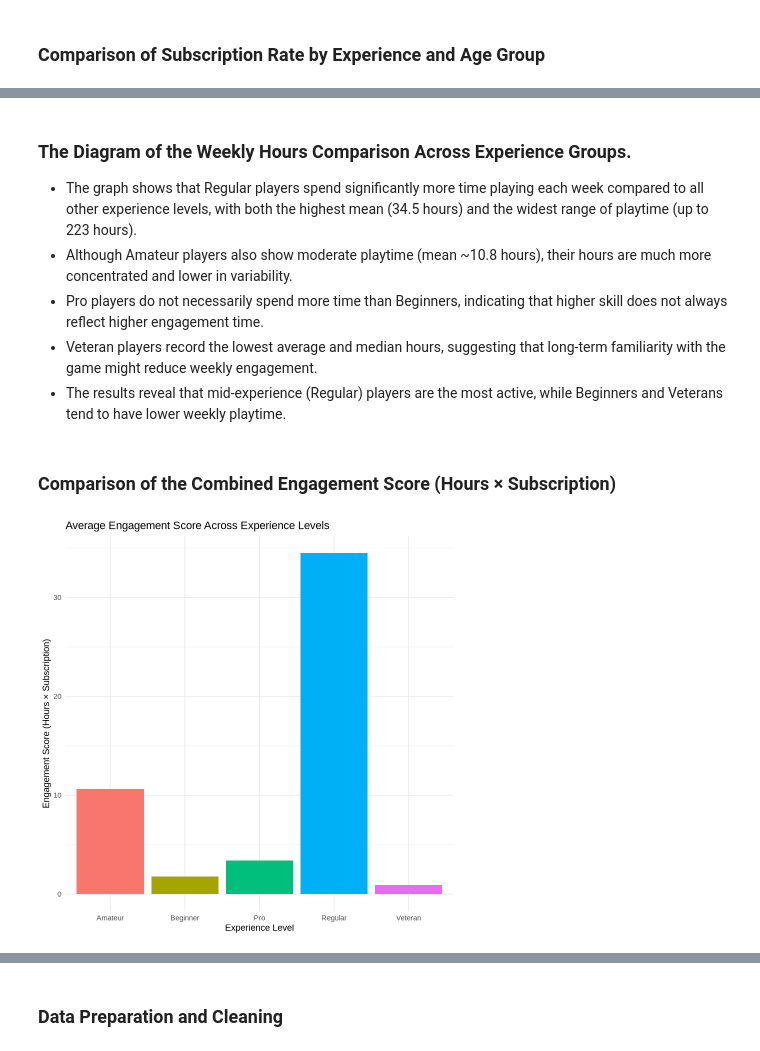
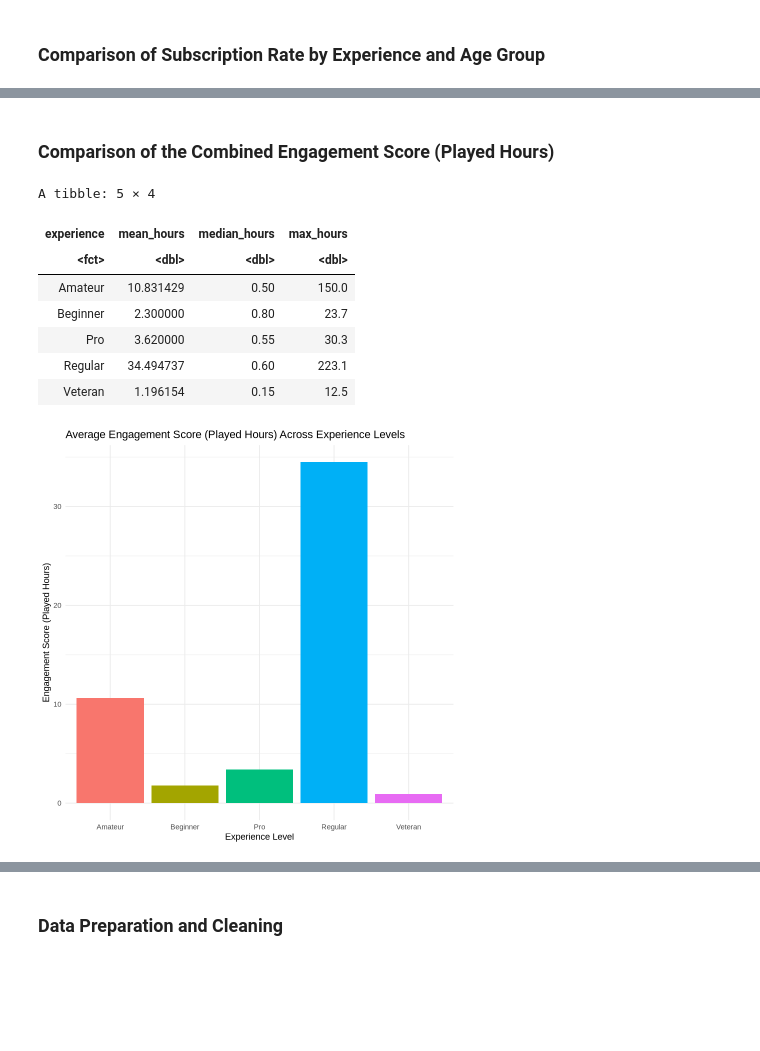
Before and after one commit to Alexjhz07/DSCI-100-Project-003-18, a Jupyter notebook: Project v3 - tiger.ipynb, the cells around one changed output, grey strips where cells are left out. Cells and saved outputs as stored; diff of their text form; code cells hidden in the pictures; blank space fills up the shorter version.

```diff
--- a/Project v3 - tiger.ipynb
+++ b/Project v3 - tiger.ipynb
@@ -230,32 +181,44 @@ A tibble: 5 × 4
-# %% [markdown]
-### The Diagram of the Weekly Hours Comparison Across Experience Groups.
-+ The graph shows that Regular players spend significantly more time playing each week compared to all other experience levels, with both the highest mean (34.5 hours) and the widest range of playtime (up to 223 hours).
-+ Although Amateur players also show moderate playtime (mean ~10.8 hours), their hours are much more concentrated and lower in variability.
-+ Pro players do not necessarily spend more time than Beginners, indicating that higher skill does not always reflect higher engagement time.
-+ Veteran players record the lowest average and median hours, suggesting that long-term familiarity with the game might reduce weekly engagement.
-+ The results reveal that mid-experience (Regular) players are the most active, while Beginners and Veterans tend to have lower weekly playtime.
 # %% [markdown]
-### Comparison of the Combined Engagement Score (Hours × Subscription)
+### Comparison of the Combined Engagement Score (Played Hours)
 # %%
+hours_experience_summary <- players_clean |>
+  group_by(experience) |>
+  summarise(
+    mean_hours = mean(played_hours),
+    median_hours = median(played_hours),
+    max_hours = max(played_hours),
+    .groups = "drop"
+  )
+
+hours_experience_summary
+
 players_clean_engagement <- players_clean |>
   mutate(engagement_score = played_hours * if_else(subscribe == "yes", 1, 0))
 
 engagement_summary <- players_clean_engagement |>
   group_by(experience) |>
   summarise(
     mean_engagement = mean(engagement_score),
     .groups = "drop"
   )
 
 ggplot(engagement_summary,
        aes(x = experience, y = mean_engagement, fill = experience)) +
   geom_col() +
   labs(
-    title = "Average Engagement Score Across Experience Levels",
+    title = "Average Engagement Score (Played Hours) Across Experience Levels",
     x = "Experience Level",
-    y = "Engagement Score (Hours × Subscription)"
+    y = "Engagement Score (Played Hours)"
   ) +
   theme_minimal() +
   theme(legend.position = "none")
 # %% [output]
+A tibble: 5 × 4
+| experience | mean_hours | median_hours | max_hours |
+| <fct> | <dbl> | <dbl> | <dbl> |
+| Amateur | 10.831429 | 0.50 | 150.0 |
+| Beginner | 2.300000 | 0.80 | 23.7 |
+| Pro | 3.620000 | 0.55 | 30.3 |
+| Regular | 34.494737 | 0.60 | 223.1 |
+| Veteran | 1.196154 | 0.15 | 12.5 |
-[figure, old version]
+[figure, new version]
```
Also changed, not shown: parts of 11 cells of this notebook.
